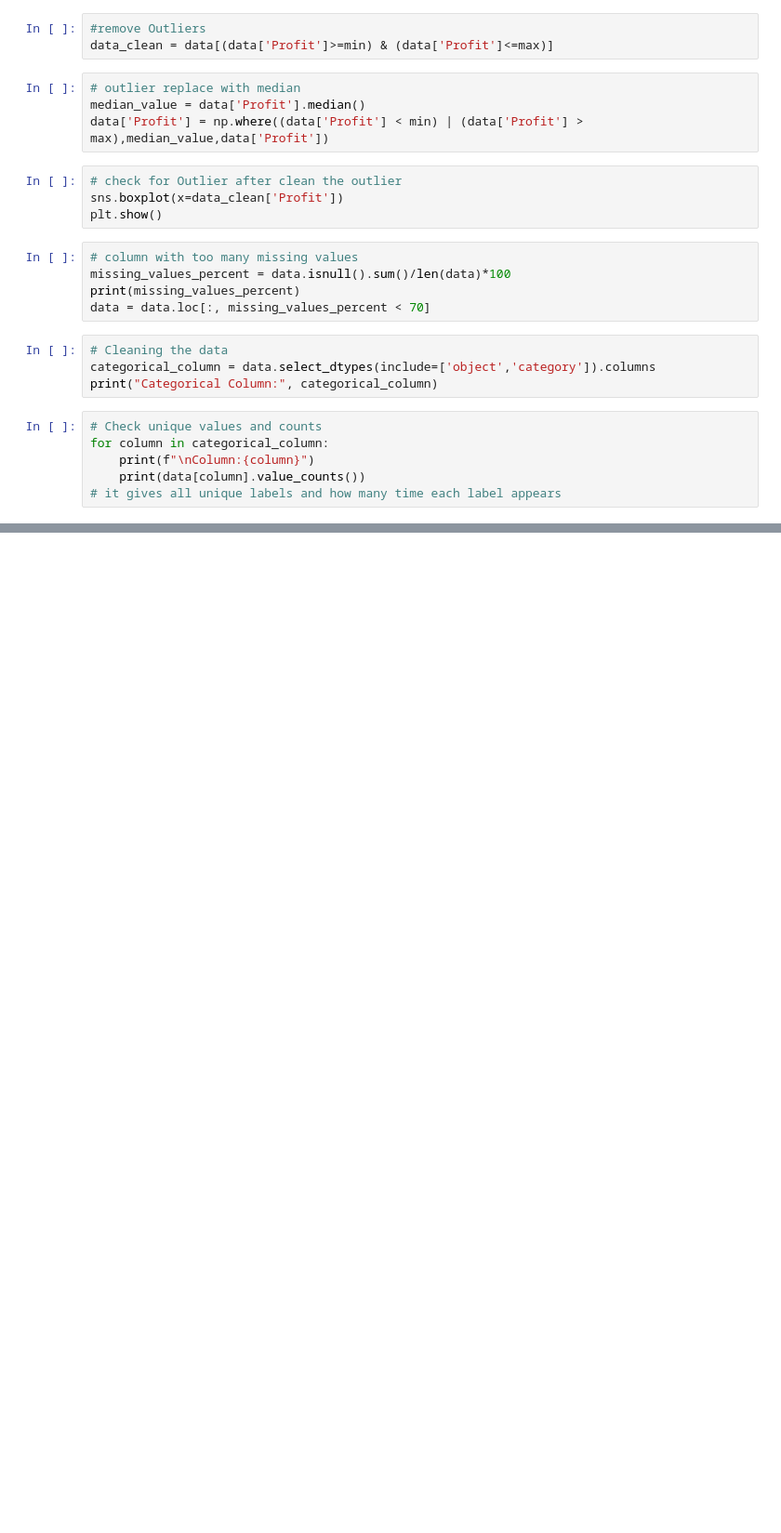
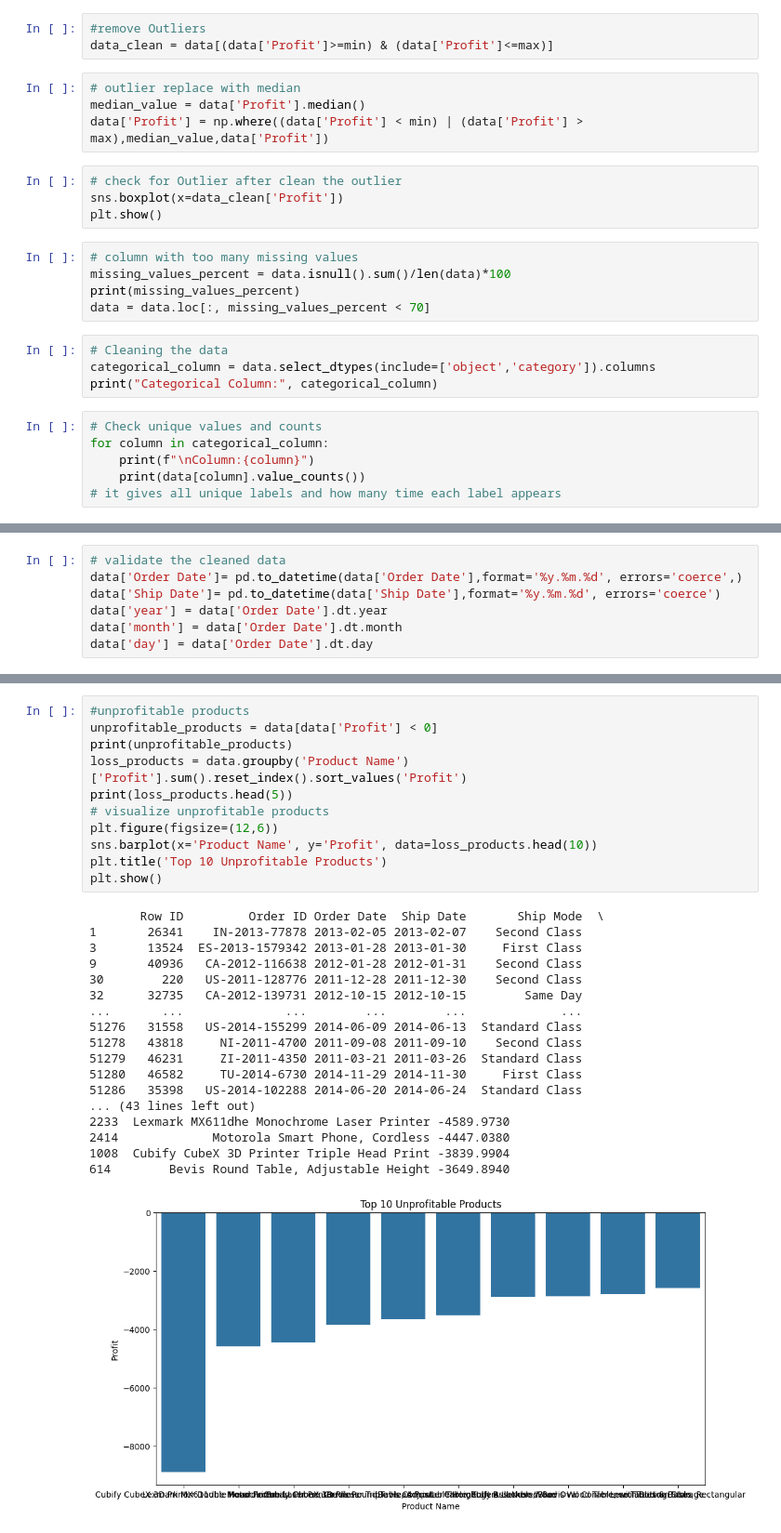
Before and after one commit to bhandari86/Global_retail_sales-_analysis, a Jupyter notebook: notebook/retailsales_analysis.ipynb, the cells around one changed output, grey strips where cells are left out. Shown: that part at 93% size. Drawn from its saved outputs; the diff is of its cells as text; blank space fills up the shorter version.

```diff
--- a/notebook/retailsales_analysis.ipynb
+++ b/notebook/retailsales_analysis.ipynb
@@ -83,0 +111,7 @@ for column in categorical_column:
+# %%
+# validate the cleaned data
+data['Order Date']= pd.to_datetime(data['Order Date'],format='%y.%m.%d', errors='coerce',)
+data['Ship Date']= pd.to_datetime(data['Ship Date'],format='%y.%m.%d', errors='coerce')
+data['year'] = data['Order Date'].dt.year
+data['month'] = data['Order Date'].dt.month
+data['day'] = data['Order Date'].dt.day
@@ -83,0 +239,30 @@ for column in categorical_column:
+# %%
+#unprofitable products
+unprofitable_products = data[data['Profit'] < 0]
+print(unprofitable_products)
+loss_products = data.groupby('Product Name')['Profit'].sum().reset_index().sort_values('Profit')
+print(loss_products.head(5))
+# visualize unprofitable products
+plt.figure(figsize=(12,6))
+sns.barplot(x='Product Name', y='Profit', data=loss_products.head(10))
+plt.title('Top 10 Unprofitable Products')
+plt.show()
+# %% [output]
+       Row ID         Order ID Order Date  Ship Date       Ship Mode  \
+1       26341    IN-2013-77878 2013-02-05 2013-02-07    Second Class
+3       13524  ES-2013-1579342 2013-01-28 2013-01-30     First Class
+9       40936   CA-2012-116638 2012-01-28 2012-01-31    Second Class
+30        220   US-2011-128776 2011-12-28 2011-12-30    Second Class
+32      32735   CA-2012-139731 2012-10-15 2012-10-15        Same Day
+...       ...              ...        ...        ...             ...
+51276   31558   US-2014-155299 2014-06-09 2014-06-13  Standard Class
+51278   43818     NI-2011-4700 2011-09-08 2011-09-10    Second Class
+51279   46231     ZI-2011-4350 2011-03-21 2011-03-26  Standard Class
+51280   46582     TU-2014-6730 2014-11-29 2014-11-30     First Class
+51286   35398   US-2014-102288 2014-06-20 2014-06-24  Standard Class
+... (43 lines left out)
+2233  Lexmark MX611dhe Monochrome Laser Printer -4589.9730
+2414             Motorola Smart Phone, Cordless -4447.0380
+1008  Cubify CubeX 3D Printer Triple Head Print -3839.9904
+614        Bevis Round Table, Adjustable Height -3649.8940
+[figure, added]
```
Also changed, not shown: parts of 17 cells of this notebook.
